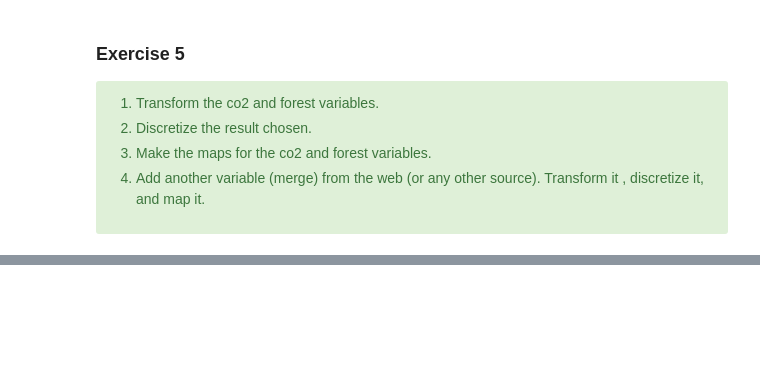
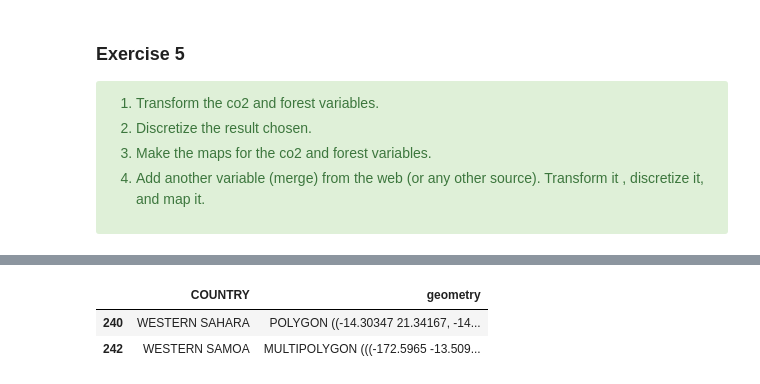
Before and after one commit to AdriMA3/introgeodf, a Jupyter notebook: index.ipynb, the cells around one changed output, grey strips where cells are left out. Drawn from its saved outputs; the diff is of its cells as text; code cells hidden in the pictures; blank space fills up the shorter version.

```diff
--- a/index.ipynb
+++ b/index.ipynb
@@ -1337,0 +1482,10 @@ energyCia.head()
+# %%
+manualChanges={'MYANMAR':'BURMA','KOREA (THE REPUBLIC OF)':'KOREA, SOUTH'}
+
+countries.replace(to_replace={'COUNTRY':manualChanges},inplace=True)
+
+# updating
+onlyEnergyCia=set(energyCia.Country)- set(countries.COUNTRY)
+onlyMap=set(countries.COUNTRY)- set(energyCia.Country)
+# new matches
+[(country, process.extractOne(country,onlyMap)) for country in sorted(onlyEnergyCia)]
@@ -1337,0 +1504,6 @@ energyCia.head()
+# %%
+countries[countries.COUNTRY.str.contains('GAZ|HONG|KOS|MACAU|WES')]
+# %% [output]
+|  | COUNTRY | geometry |
+| 240 | WESTERN SAHARA | POLYGON ((-14.30347 21.34167, -14... |
+| 242 | WESTERN SAMOA | MULTIPOLYGON (((-172.5965 -13.509... |
```
Also changed, not shown: parts of 13 cells of this notebook.
